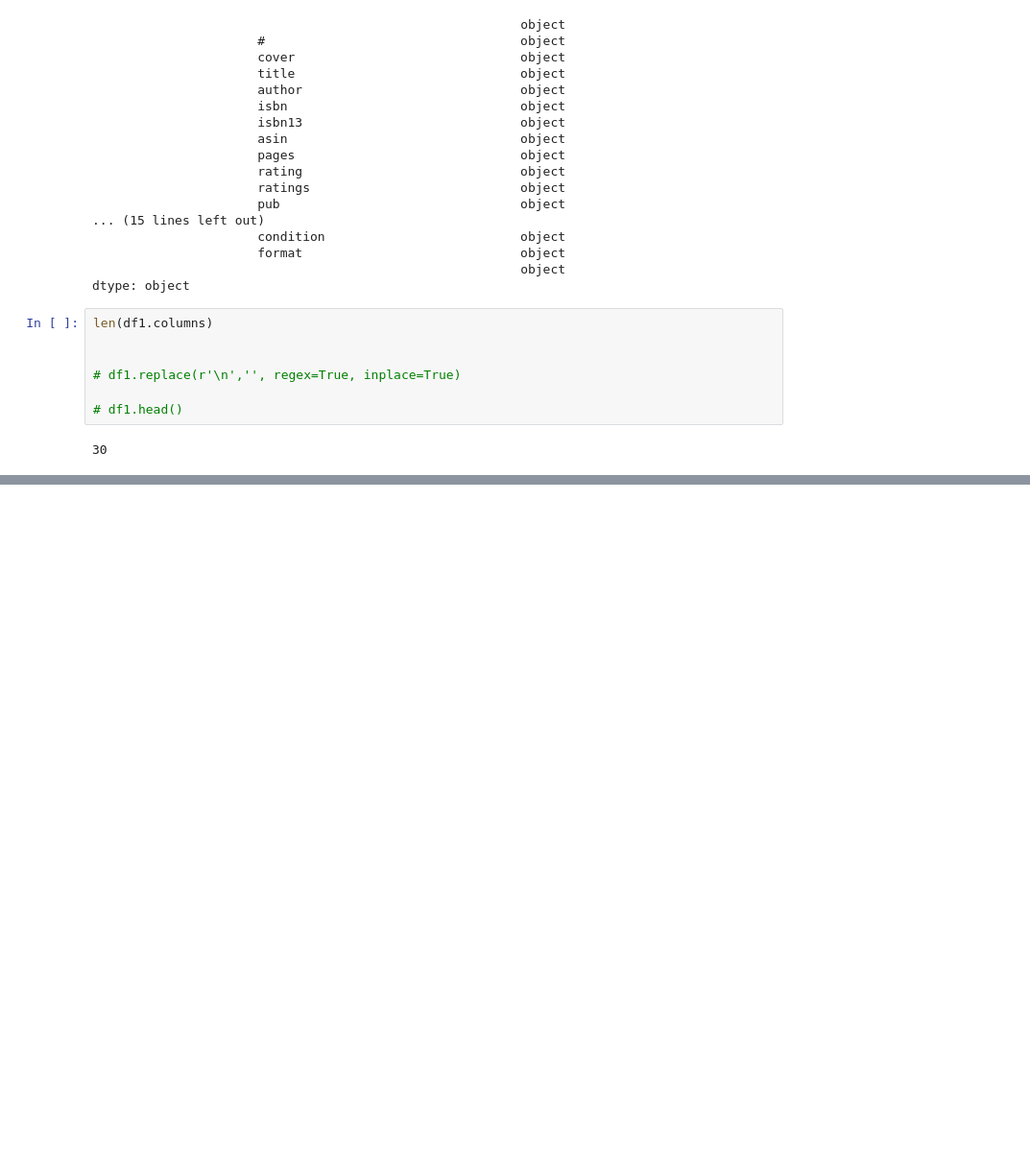
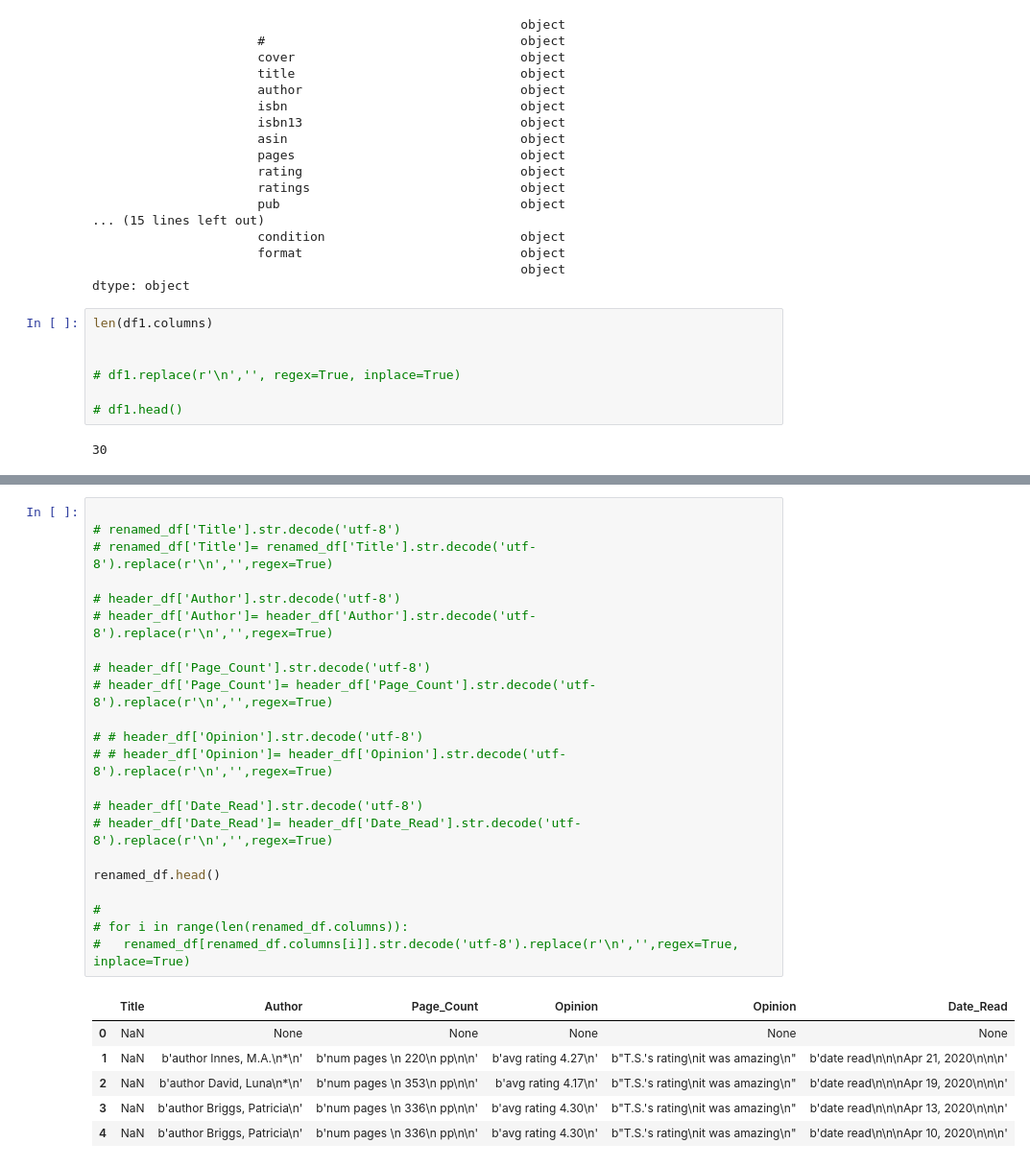
Before and after one commit to morrison-TD/GoodReadsScrape, a Jupyter notebook: GoodReads.ipynb, the cells around one changed output, grey strips where cells are left out. Shown at 96% size. Saved outputs shown, nothing was run; the diff lists cells and outputs as text; blank space fills up the shorter version.

```diff
--- a/GoodReads.ipynb
+++ b/GoodReads.ipynb
@@ -222,0 +250,29 @@ enc_df
+# %%
+
+# renamed_df['Title'].str.decode('utf-8')
+# renamed_df['Title']= renamed_df['Title'].str.decode('utf-8').replace(r'\n','',regex=True)
+
+# header_df['Author'].str.decode('utf-8')
+# header_df['Author']= header_df['Author'].str.decode('utf-8').replace(r'\n','',regex=True)
+
+# header_df['Page_Count'].str.decode('utf-8')
+# header_df['Page_Count']= header_df['Page_Count'].str.decode('utf-8').replace(r'\n','',regex=True)
+
+# # header_df['Opinion'].str.decode('utf-8')
+# # header_df['Opinion']= header_df['Opinion'].str.decode('utf-8').replace(r'\n','',regex=True)
+
+# header_df['Date_Read'].str.decode('utf-8')
+# header_df['Date_Read']= header_df['Date_Read'].str.decode('utf-8').replace(r'\n','',regex=True)
+
+renamed_df.head()
+
+#
+# for i in range(len(renamed_df.columns)):
+#   renamed_df[renamed_df.columns[i]].str.decode('utf-8').replace(r'\n','',regex=True, inplace=True)
+# %% [output]
+|  | Title | Author | Page_Count | Opinion | Opinion | Date_Read |
+| 0 | NaN | None | None | None | None | None |
+| 1 | NaN | b'author Innes, M.A.\n*\n' | b'num pages \n 220\n pp\n\n' | b'avg rating 4.27\n' | b"T.S.'s rating\nit was amazing\n" | b'date read\n\n\nApr 21, 2020\n\n\n' |
+| 2 | NaN | b'author David, Luna\n*\n' | b'num pages \n 353\n pp\n\n' | b'avg rating 4.17\n' | b"T.S.'s rating\nit was amazing\n" | b'date read\n\n\nApr 19, 2020\n\n\n' |
+| 3 | NaN | b'author Briggs, Patricia\n' | b'num pages \n 336\n pp\n\n' | b'avg rating 4.30\n' | b"T.S.'s rating\nit was amazing\n" | b'date read\n\n\nApr 13, 2020\n\n\n' |
+| 4 | NaN | b'author Briggs, Patricia\n' | b'num pages \n 336\n pp\n\n' | b'avg rating 4.30\n' | b"T.S.'s rating\nit was amazing\n" | b'date read\n\n\nApr 10, 2020\n\n\n' |
```
Also changed, not shown: parts of 24 cells of this notebook.
